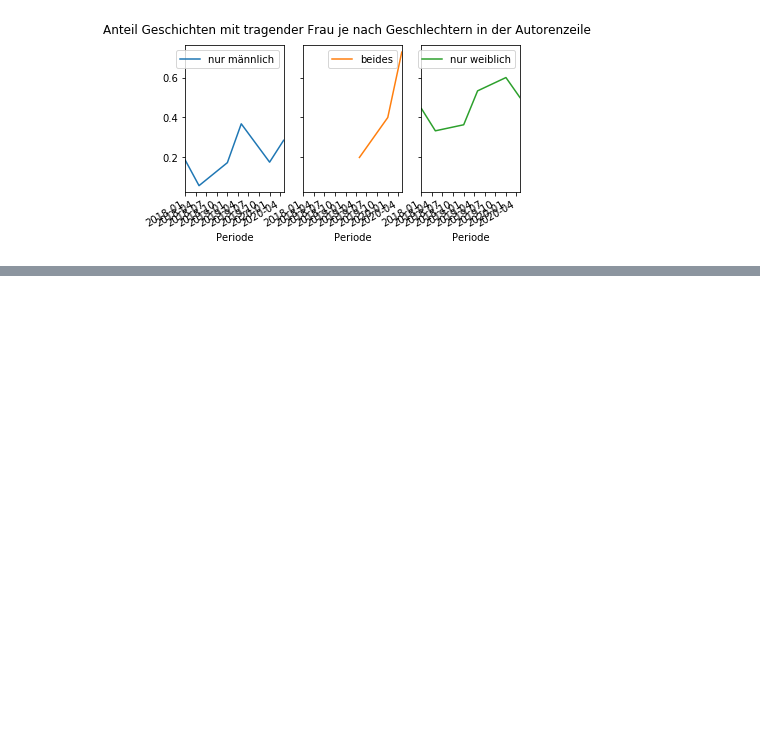
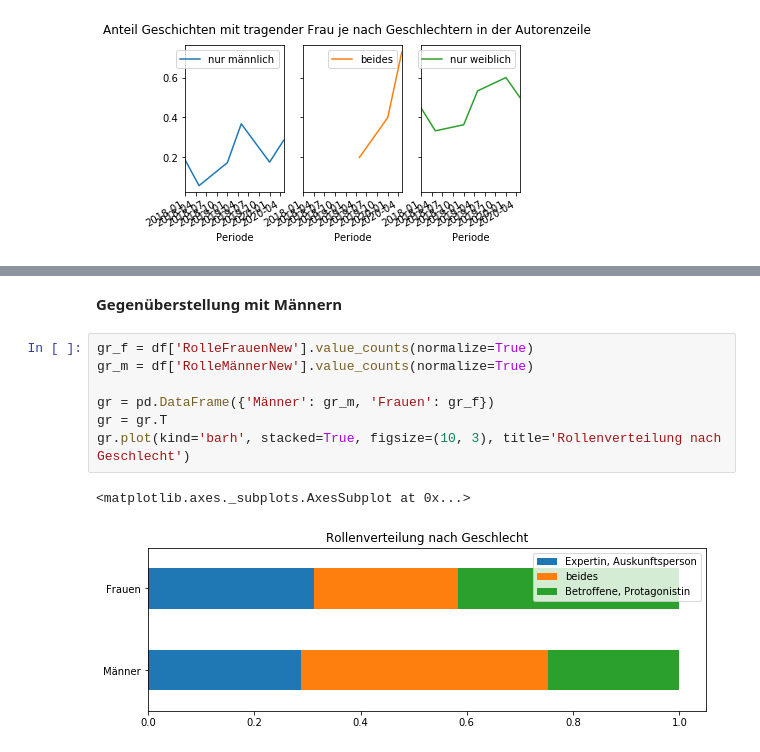
Before and after one commit to simon-pinkmartini/Gender-Analyse, a Jupyter notebook: ipynb/Gender-Auswertung.ipynb, the cells around one changed output, grey strips where cells are left out. Saved outputs shown, nothing was run; the diff lists cells and outputs as text; blank space fills up the shorter version.

```diff
--- a/ipynb/Gender-Auswertung.ipynb
+++ b/ipynb/Gender-Auswertung.ipynb
@@ -303,0 +336,12 @@ array([[<matplotlib.axes._subplots.AxesSubplot object at 0x...>,
+# %% [markdown]
+**Gegenüberstellung mit Männern**
+# %%
+gr_f = df['RolleFrauenNew'].value_counts(normalize=True)
+gr_m = df['RolleMännerNew'].value_counts(normalize=True)
+
+gr = pd.DataFrame({'Männer': gr_m, 'Frauen': gr_f})
+gr = gr.T
+gr.plot(kind='barh', stacked=True, figsize=(10, 3), title='Rollenverteilung nach Geschlecht')
+# %% [output]
+<matplotlib.axes._subplots.AxesSubplot at 0x...>
+[figure, added]
```
Also changed, not shown: parts of 85 cells of this notebook.
